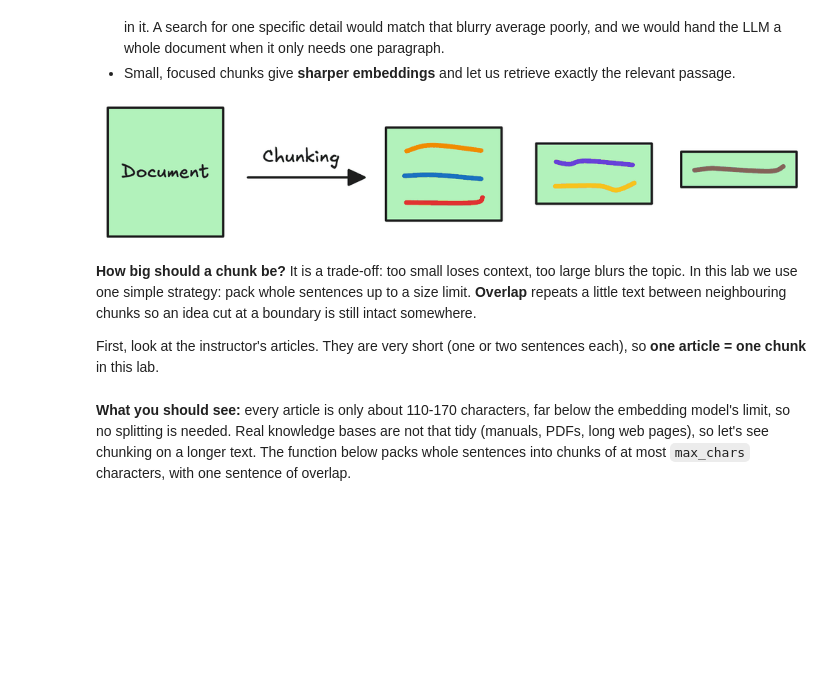
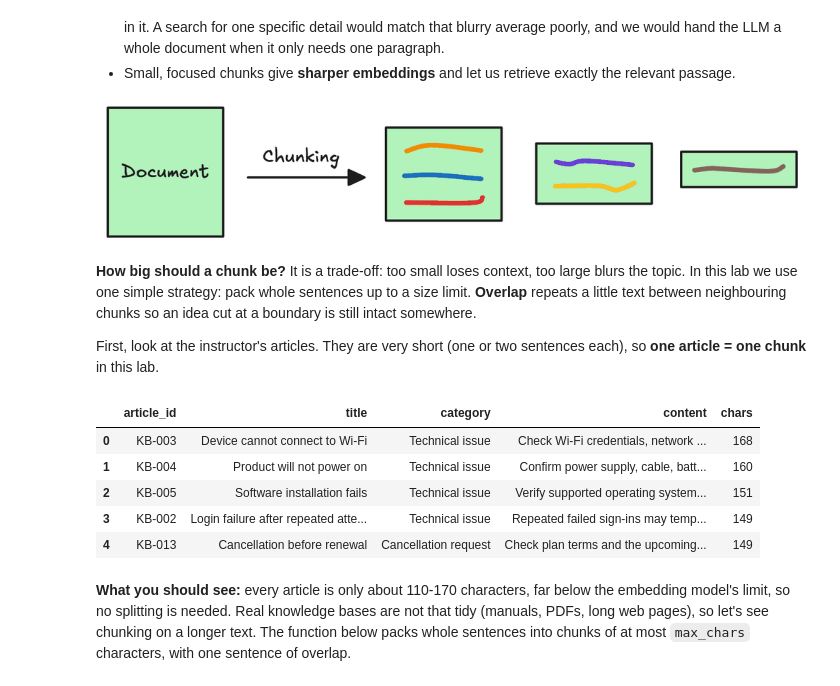
Before and after one commit to Ngxba/fpt-ghc-data-ai-workshop-level1, a Jupyter notebook: solutions/03_embeddings_rag_openai.ipynb, the cells around one changed output. Saved outputs shown, nothing was run; the diff lists cells and outputs as text; code cells hidden in the pictures; blank space fills up the shorter version.

```diff
--- a/solutions/03_embeddings_rag_openai.ipynb
+++ b/solutions/03_embeddings_rag_openai.ipynb
@@ -252,7 +272,14 @@ The first step is to break the extra knowledge into **chunks** *before* embeddin
 
 First, look at the instructor's articles. They are very short (one or two sentences each), so **one article = one chunk** in this lab.
 # %%
-display(fetch_df("SELECT article_id, title, category, LENGTH(content) AS chars FROM shared.knowledge_articles ORDER BY chars DESC LIMIT 5"))
+display(fetch_df("SELECT article_id, title, category, content, LENGTH(content) AS chars FROM shared.knowledge_articles ORDER BY chars DESC LIMIT 5"))
+# %% [output]
+|  | article_id | title | category | content | chars |
+| 0 | KB-003 | Device cannot connect to Wi-Fi | Technical issue | Check Wi-Fi credentials, network ... | 168 |
+| 1 | KB-004 | Product will not power on | Technical issue | Confirm power supply, cable, batt... | 160 |
+| 2 | KB-005 | Software installation fails | Technical issue | Verify supported operating system... | 151 |
+| 3 | KB-002 | Login failure after repeated atte... | Technical issue | Repeated failed sign-ins may temp... | 149 |
+| 4 | KB-013 | Cancellation before renewal | Cancellation request | Check plan terms and the upcoming... | 149 |
 # %% [markdown]
 **What you should see:** every article is only about 110-170 characters, far below the embedding model's limit, so no splitting is needed. Real knowledge bases are not that tidy (manuals, PDFs, long web pages), so let's see chunking on a longer text. The function below packs whole sentences into chunks of at most `max_chars` characters, with one sentence of overlap.
 # %%
```
Also changed, not shown: parts of 8 cells of this notebook, 9 other files.
